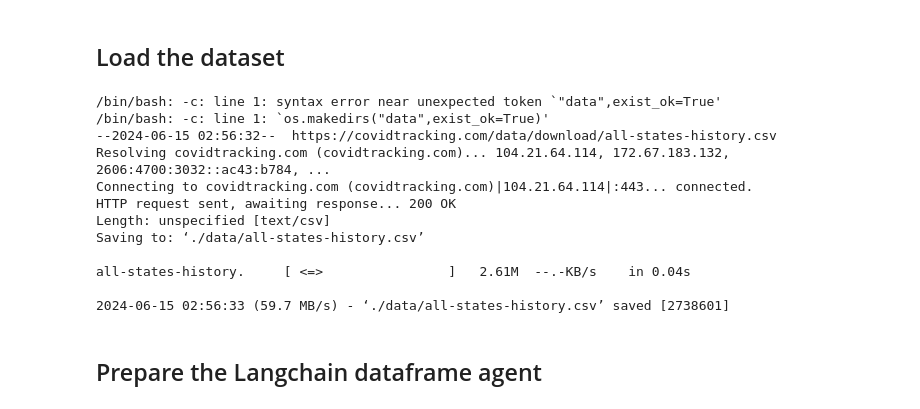
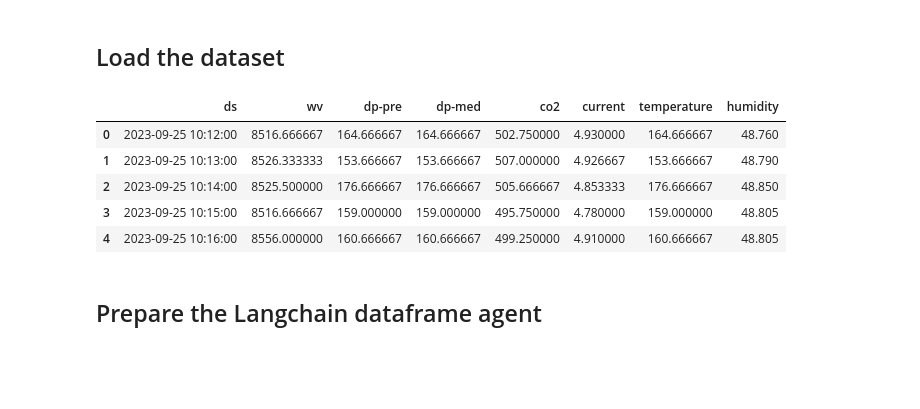
Before and after one commit to JSJeong-me/GPT-Insights, a Jupyter notebook: 05-CSV_Data_OpenAI.ipynb, the cells around one changed output. Drawn from its saved outputs; the diff is of its cells as text; code cells hidden in the pictures; blank space fills up the shorter version.

```diff
--- a/05-CSV_Data_OpenAI.ipynb
+++ b/05-CSV_Data_OpenAI.ipynb
@@ -29,26 +70,24 @@ llm = OpenAI(model="gpt-3.5-turbo-instruct", temperature=0.7, max_tokens=4096)
 # %% [markdown]
 ## Load the dataset
-# %%
-import os
-import pandas as pd
-
-!os.makedirs("data",exist_ok=True)
-!wget https://covidtracking.com/data/download/all-states-history.csv -P ./data/
-file_url = "./data/all-states-history.csv"
-df = pd.read_csv(file_url).fillna(value = 0)
-# %% [output]
-/bin/bash: -c: line 1: syntax error near unexpected token `"data",exist_ok=True'
-/bin/bash: -c: line 1: `os.makedirs("data",exist_ok=True)'
---2024-06-15 02:56:32--  https://covidtracking.com/data/download/all-states-history.csv
-Resolving covidtracking.com (covidtracking.com)... 104.21.64.114, 172.67.183.132, 2606:4700:3032::ac43:b784, ...
-Connecting to covidtracking.com (covidtracking.com)|104.21.64.114|:443... connected.
-HTTP request sent, awaiting response... 200 OK
-Length: unspecified [text/csv]
-Saving to: ‘./data/all-states-history.csv’
-
-all-states-history.     [ <=>                ]   2.61M  --.-KB/s    in 0.04s
-
-2024-06-15 02:56:33 (59.7 MB/s) - ‘./data/all-states-history.csv’ saved [2738601]
+# %%
+import os
+import pandas as pd
+
+# Load the Excel file
+file_path = 'wv-corelation.xlsx'
+
+# Read the Excel file into a DataFrame
+df = pd.read_excel(file_path)
+
+# Display the first few rows of the DataFrame to understand its structure
+df.head()
+# %% [output]
+|  | ds | wv | dp-pre | dp-med | co2 | current | temperature | humidity |
+| 0 | 2023-09-25 10:12:00 | 8516.666667 | 164.666667 | 164.666667 | 502.750000 | 4.930000 | 164.666667 | 48.760 |
+| 1 | 2023-09-25 10:13:00 | 8526.333333 | 153.666667 | 153.666667 | 507.000000 | 4.926667 | 153.666667 | 48.790 |
+| 2 | 2023-09-25 10:14:00 | 8525.500000 | 176.666667 | 176.666667 | 505.666667 | 4.853333 | 176.666667 | 48.850 |
+| 3 | 2023-09-25 10:15:00 | 8516.666667 | 159.000000 | 159.000000 | 495.750000 | 4.780000 | 159.000000 | 48.805 |
+| 4 | 2023-09-25 10:16:00 | 8556.000000 | 160.666667 | 160.666667 | 499.250000 | 4.910000 | 160.666667 | 48.805 |
 # %% [markdown]
 ## Prepare the Langchain dataframe agent
 # %%
```
Also changed, not shown: parts of 9 cells of this notebook.
